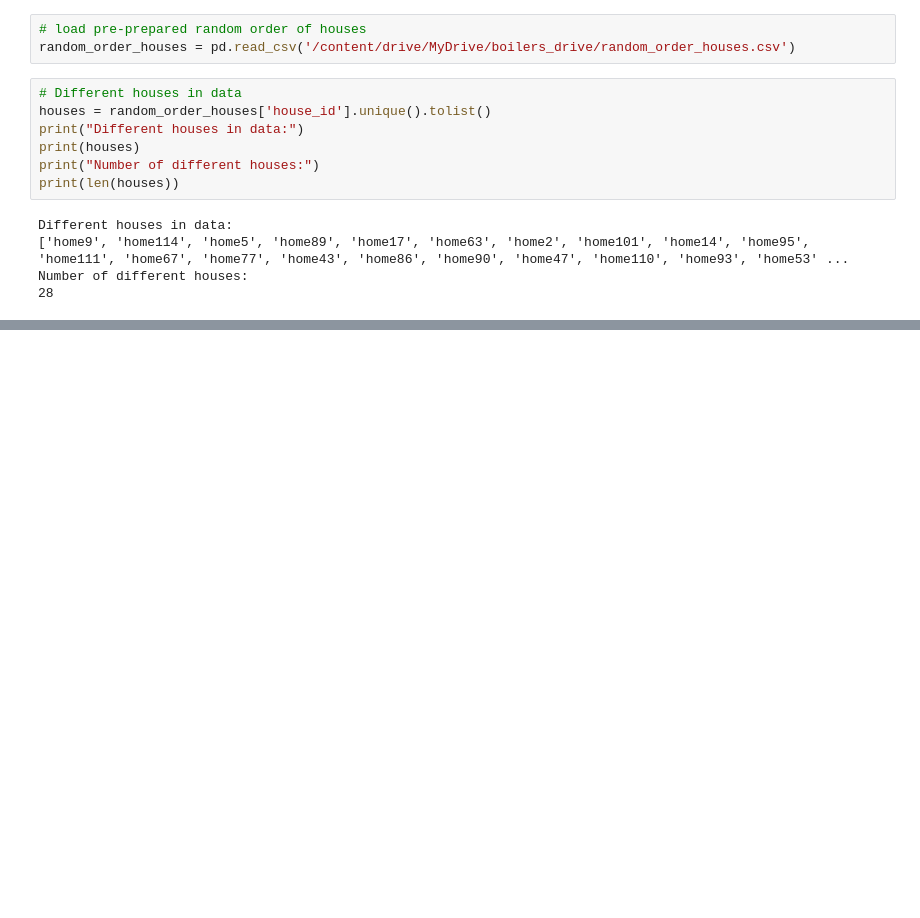
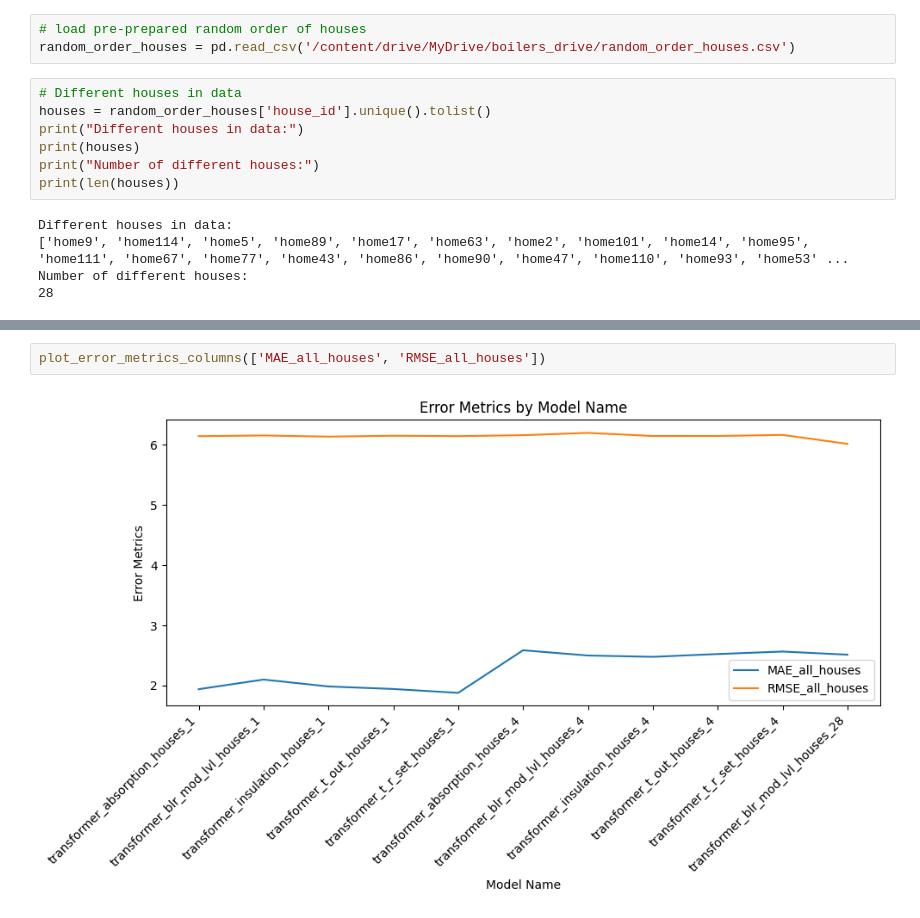
Before and after one commit to GeorgiosKalaras/boilers, a Jupyter notebook: code/processing_data_display.ipynb, the cells around one changed output, grey strips where cells are left out. Cells and saved outputs as stored; diff of their text form; blank space fills up the shorter version.

```diff
--- a/code/processing_data_display.ipynb
+++ b/code/processing_data_display.ipynb
@@ -665,0 +115,4 @@ def plot_error_metrics(errors):
+# %%
+plot_error_metrics_columns(['MAE_all_houses', 'RMSE_all_houses'])
+# %% [output]
+[figure, added]
```
Also changed, not shown: parts of 30 cells of this notebook, 2 other files.
